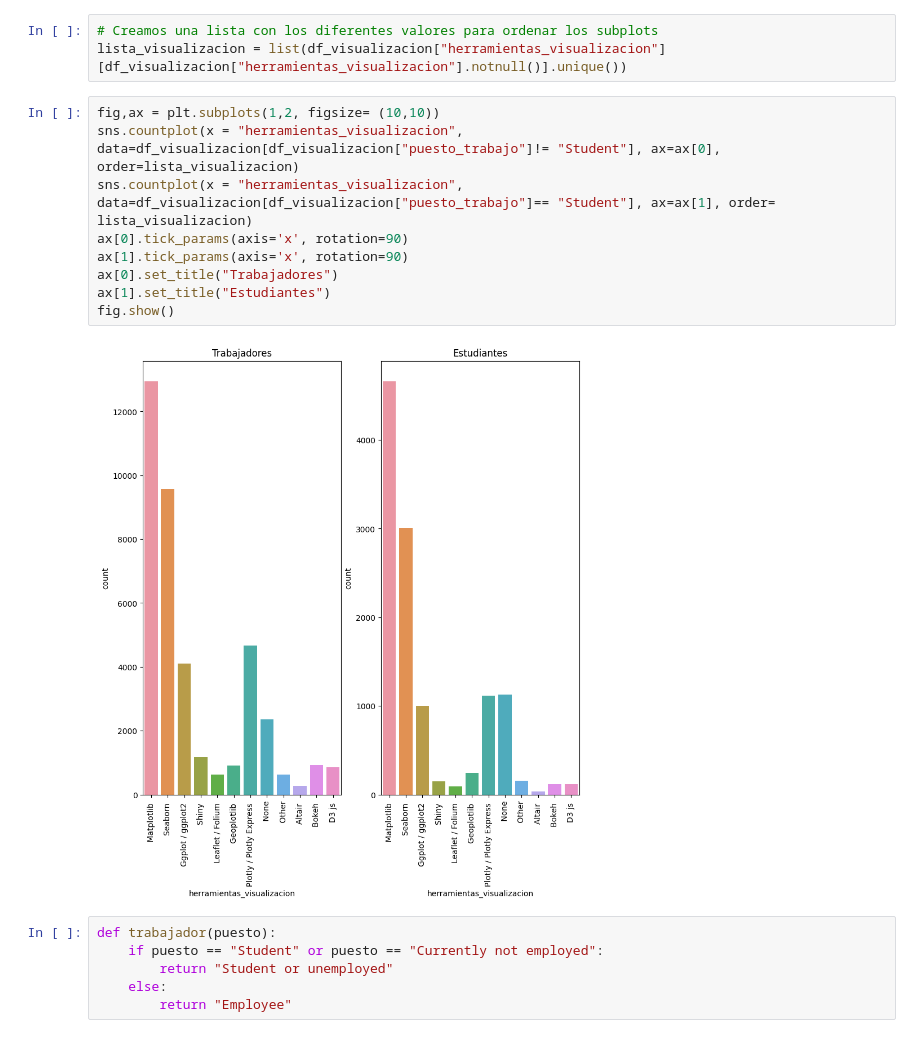
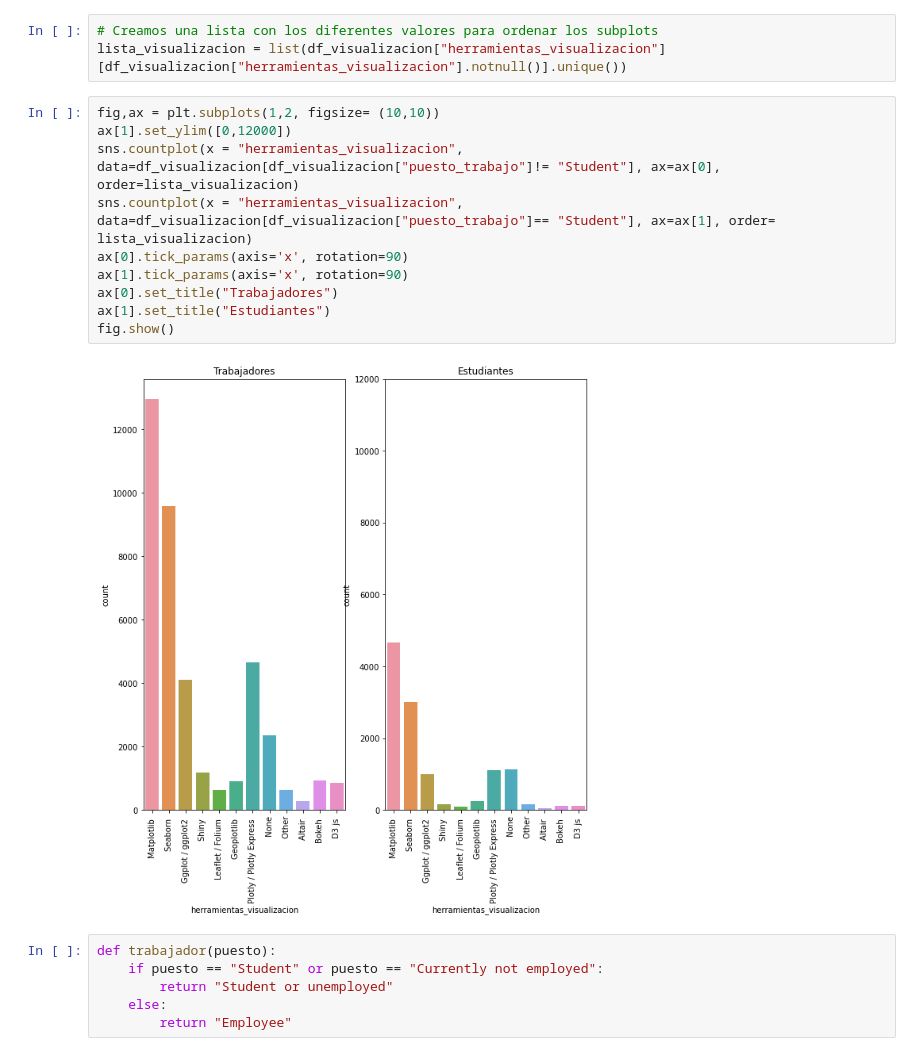
Before and after one commit to paulafuenteg/Kaggle-DS-ML-Survey, a Jupyter notebook: EDA/EDA.ipynb, the cells around one changed output. Cells and saved outputs as stored; diff of their text form.

```diff
--- a/EDA/EDA.ipynb
+++ b/EDA/EDA.ipynb
@@ -232,15 +232,16 @@ GRAFICA CON LAS HERRAMIENTAS DE VISUALIZACION PARA TRABAJADORES Y ESTUDIANTES
 lista_visualizacion = list(df_visualizacion["herramientas_visualizacion"][df_visualizacion["herramientas_visualizacion"].notnull()].unique())
 # %%
 fig,ax = plt.subplots(1,2, figsize= (10,10))
+ax[1].set_ylim([0,12000])
 sns.countplot(x = "herramientas_visualizacion", data=df_visualizacion[df_visualizacion["puesto_trabajo"]!= "Student"], ax=ax[0], order=lista_visualizacion)
 sns.countplot(x = "herramientas_visualizacion", data=df_visualizacion[df_visualizacion["puesto_trabajo"]== "Student"], ax=ax[1], order= lista_visualizacion)
 ax[0].tick_params(axis='x', rotation=90)
 ax[1].tick_params(axis='x', rotation=90)
 ax[0].set_title("Trabajadores")
 ax[1].set_title("Estudiantes")
 fig.show()
 # %% [output]
-[figure, old version]
+[figure, new version]
 # %%
 def trabajador(puesto):
     if puesto == "Student" or puesto == "Currently not employed":
```
Also changed, not shown: parts of 32 cells of this notebook.
